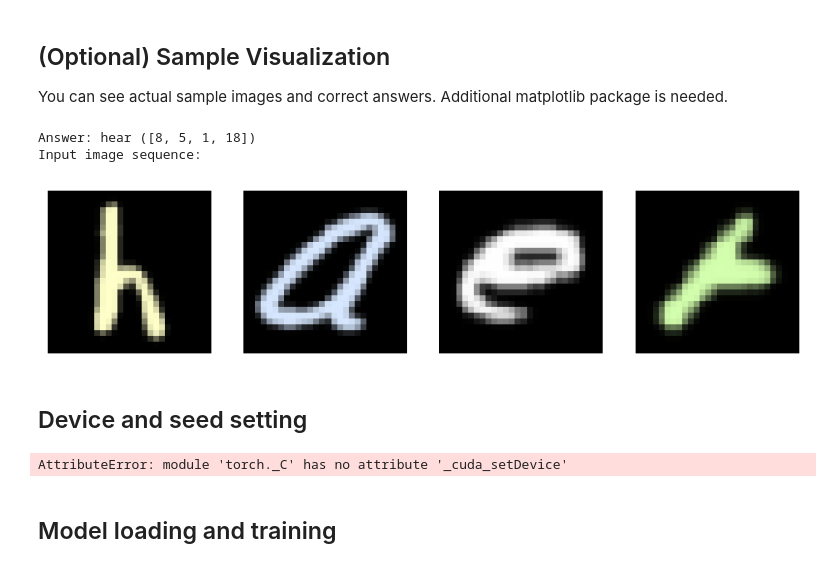
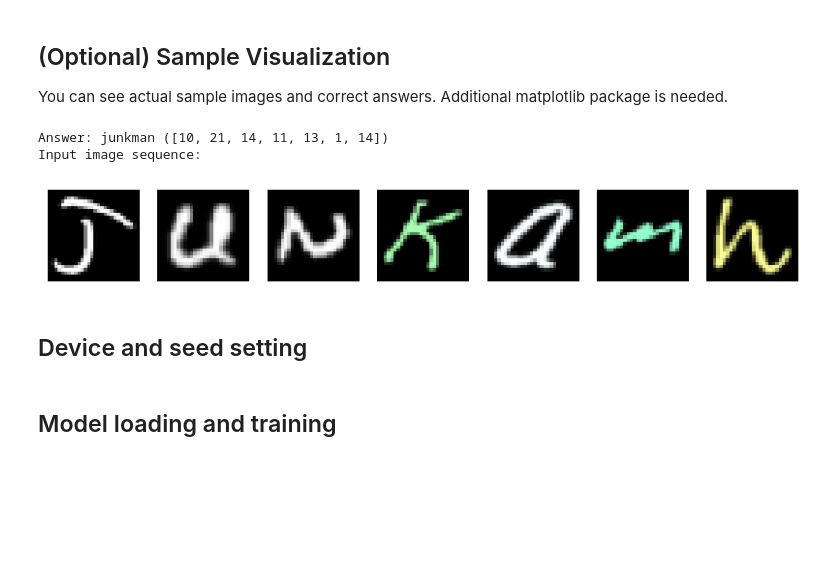
Before and after one commit to jaewonlee16/ML_Final, a Jupyter notebook: main.ipynb, the cells around one changed output. Drawn from its saved outputs; the diff is of its cells as text; code cells hidden in the pictures; blank space fills up the shorter version.

```diff
--- a/main.ipynb
+++ b/main.ipynb
@@ -39,32 +69,32 @@ for i, c in enumerate(alphabets):
     id_to_char[i+1] = c
 # %%
 # Just for reference: see actual samples
-idx = 1234
+idx = 39722
 sample = np.load(f'./data_final/imgs/train/{idx}.npy')
 with open('./data_final/labels/train.json', 'r') as f:
     sample_target = json.load(f)[str(idx)]
 
 tgt_char = ""
 for i in sample_target:
     tgt_char += id_to_char[i]
 
 
 print(f"Answer: {tgt_char} ({sample_target})")
 print("Input image sequence:")
 
 plt.figure(figsize=(10, len(sample)))
 for i, img in enumerate(sample):
     plt.subplot(1, len(sample), i+1)
     plt.axis("off")
     plt.imshow(img)
 # %% [output]
-Answer: hear ([8, 5, 1, 18])
+Answer: junkman ([10, 21, 14, 11, 13, 1, 14])
 Input image sequence:
-[figure, old version]
+[figure, new version]
 # %% [markdown]
 ## Device and seed setting
 # %%
-#assert torch.cuda.is_available()
+assert torch.cuda.is_available()
 
 # Use 0th GPU for training
 torch.cuda.set_device(0)
@@ -90,8 +120,6 @@ def seed_worker(worker_seed):
     random.seed(worker_seed)
 
 num_workers = 8
-# %% [output]
-AttributeError: module 'torch._C' has no attribute '_cuda_setDevice'
 # %% [markdown]
 ## Model loading and training
 # %%
```
Also changed, not shown: parts of 11 cells of this notebook.
